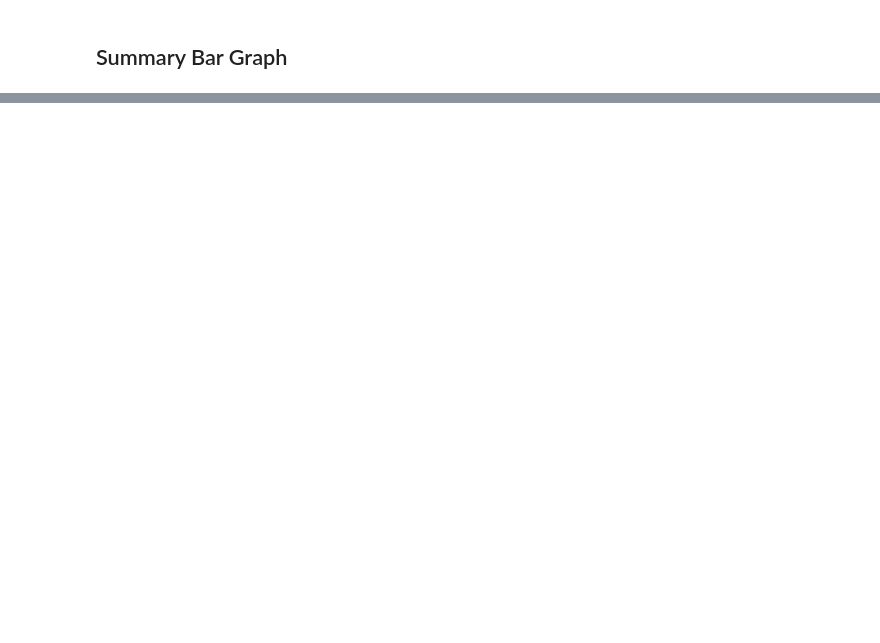
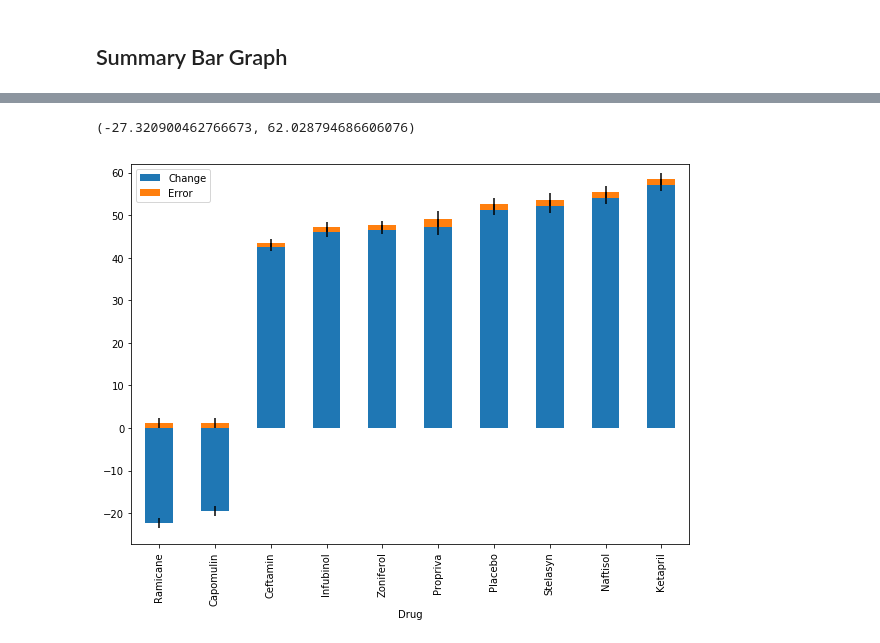
Before and after one commit to lweislo/Homework-5, a Jupyter notebook: weislo-homework5.ipynb, the cells around one changed output, grey strips where cells are left out. Drawn from its saved outputs; the diff is of its cells as text; code cells hidden in the pictures; blank space fills up the shorter version.

```diff
--- a/weislo-homework5.ipynb
+++ b/weislo-homework5.ipynb
@@ -215,0 +196,14 @@ fig.show()
+# %%
+# Calculate the percent changes for each drug
+
+pct_change = df_means.iloc[9].subtract(df_means.iloc[0])/df_means.iloc[0]*100
+
+# Note: Percent change = (End Value - Start Value) ÷ Start Value*100
+
+# Display the data to confirm
+tumor_delta = pd.DataFrame({'Drug': pct_change.index,
+                          'Change':pct_change.values,
+                           'Error':df_errors.iloc[9]})
+
+tumor_delta = tumor_delta.sort_values('Change')
+tumor_delta.reset_index(drop=True)
@@ -215,0 +222,15 @@ fig.show()
+# %%
+chart = tumor_delta.plot(yerr=tumor_delta['Error'], kind='bar', figsize=(10,7), stacked=True)
+
+# Save the Figure
+# Set the y limits of the current chart
+plt.ylim(tumor_delta['Change'].min()-5, tumor_delta['Change'].max() + 5) #NOTE you can use a function
+# plt.title("Tumor Change Over 45 Day Treatment")
+# plt.ylabel("% Tumor Volume Change")
+
+
+# Show the Figure
+# fig.show()
+# %% [output]
+(-27.320900462766673, 62.028794686606076)
+[figure, added]
```
Also changed, not shown: parts of 26 cells of this notebook.
